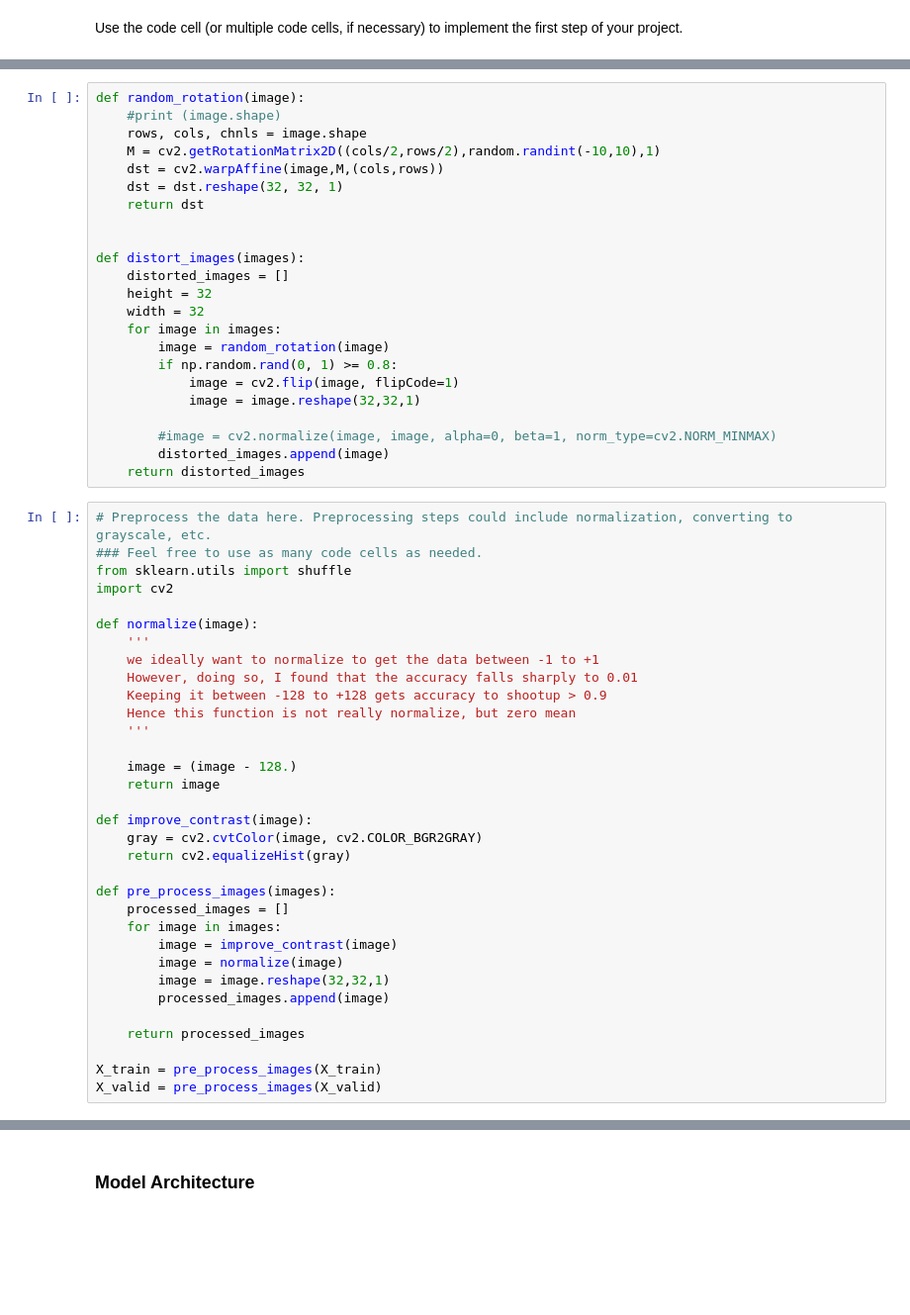
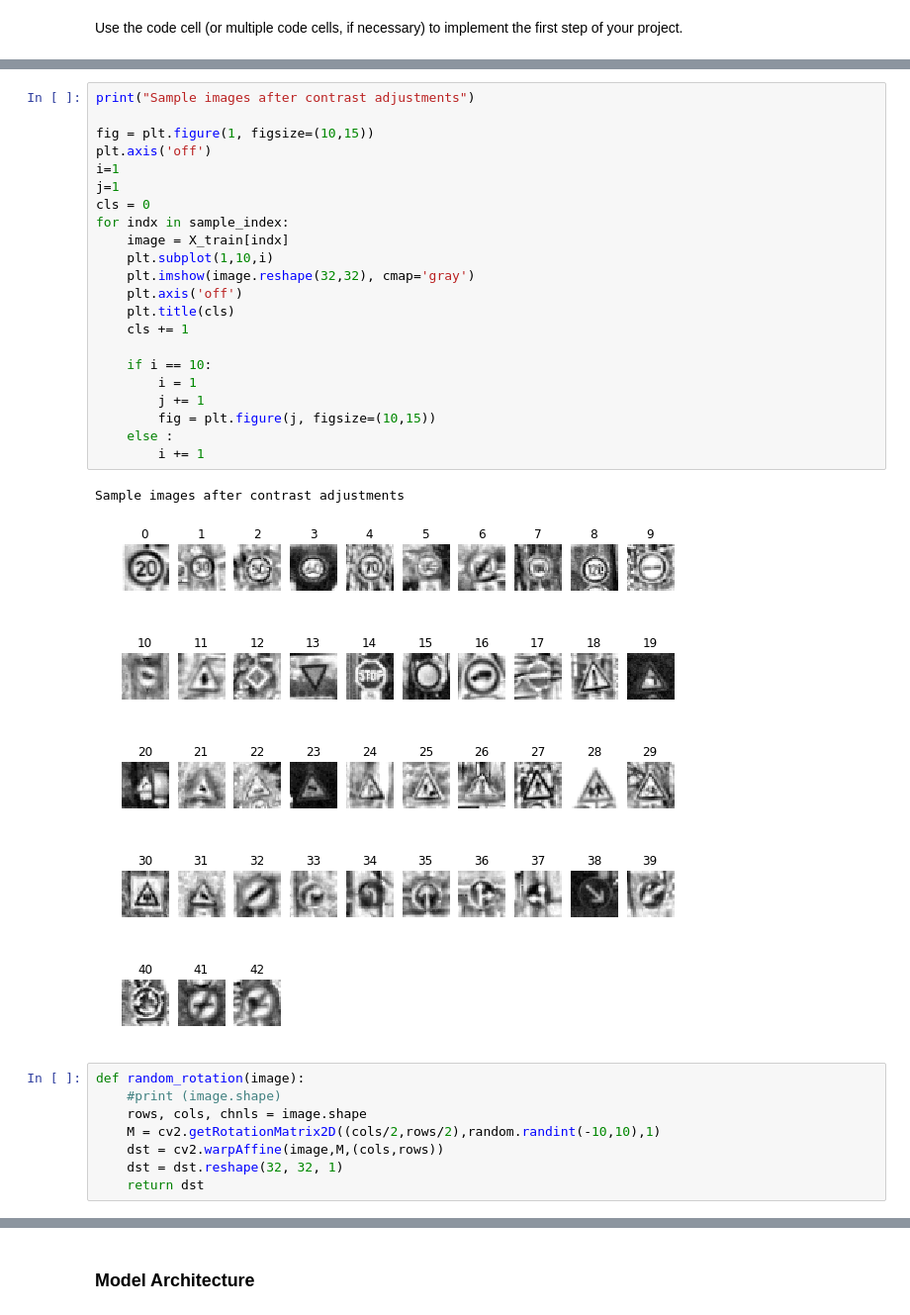
Before and after one commit to umangsa/CarND-Traffic-Sign-classification, a Jupyter notebook: Traffic_Sign_Classifier.ipynb, the cells around one changed output, grey strips where cells are left out. Shown at 99% size. Saved outputs shown, nothing was run; the diff lists cells and outputs as text; blank space fills up the shorter version.

```diff
--- a/Traffic_Sign_Classifier.ipynb
+++ b/Traffic_Sign_Classifier.ipynb
@@ -164,3 +248,32 @@ Use the code cell (or multiple code cells, if necessary) to implement the first
+# %%
+print("Sample images after contrast adjustments")
+
+fig = plt.figure(1, figsize=(10,15))
+plt.axis('off')
+i=1
+j=1
+cls = 0
+for indx in sample_index:
+    image = X_train[indx]
+    plt.subplot(1,10,i)
+    plt.imshow(image.reshape(32,32), cmap='gray')
+    plt.axis('off')
+    plt.title(cls)
+    cls += 1
+
+    if i == 10:
+        i = 1
+        j += 1
+        fig = plt.figure(j, figsize=(10,15))
+    else :
+        i += 1
+# %% [output]
+Sample images after contrast adjustments
+[figure, added]
+[figure, added]
+[figure, added]
+[figure, added]
+[figure, added]
 # %%
 def random_rotation(image):
     #print (image.shape)
@@ -169,51 +282,3 @@ def random_rotation(image):
     dst = cv2.warpAffine(image,M,(cols,rows))
     dst = dst.reshape(32, 32, 1)
     return dst
-
-
-def distort_images(images):
-    distorted_images = []
-    height = 32
-    width = 32
-    for image in images:
-        image = random_rotation(image)
-        if np.random.rand(0, 1) >= 0.8:
-            image = cv2.flip(image, flipCode=1)
-            image = image.reshape(32,32,1)
-
-        #image = cv2.normalize(image, image, alpha=0, beta=1, norm_type=cv2.NORM_MINMAX)
-        distorted_images.append(image)
-    return distorted_images
-# %%
-# Preprocess the data here. Preprocessing steps could include normalization, converting to grayscale, etc.
-### Feel free to use as many code cells as needed.
-from sklearn.utils import shuffle
-import cv2
-
-def normalize(image):
-    '''
-    we ideally want to normalize to get the data between -1 to +1
-    However, doing so, I found that the accuracy falls sharply to 0.01
-    Keeping it between -128 to +128 gets accuracy to shootup > 0.9
-    Hence this function is not really normalize, but zero mean
-    '''
-
-    image = (image - 128.)
-    return image
-
-def improve_contrast(image):
-    gray = cv2.cvtColor(image, cv2.COLOR_BGR2GRAY)
-    return cv2.equalizeHist(gray)
-
-def pre_process_images(images):
-    processed_images = []
-    for image in images:
-        image = improve_contrast(image)
-        image = normalize(image)
-        image = image.reshape(32,32,1)
-        processed_images.append(image)
-
-    return processed_images
-
-X_train = pre_process_images(X_train)
-X_valid = pre_process_images(X_valid)
```
Also changed, not shown: parts of 15 cells of this notebook.
